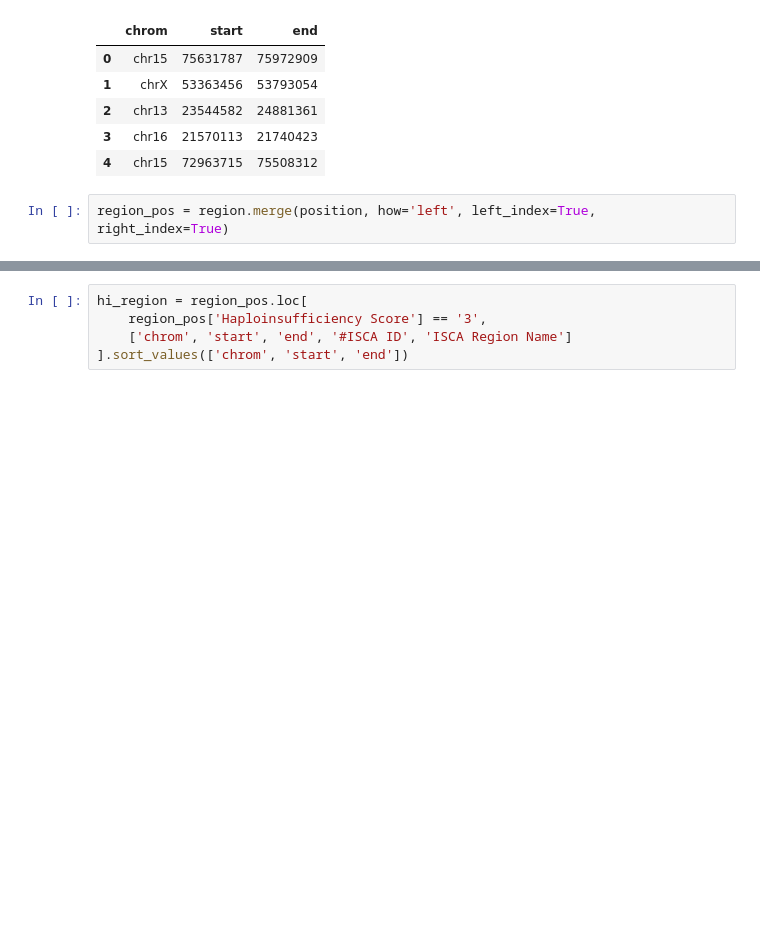
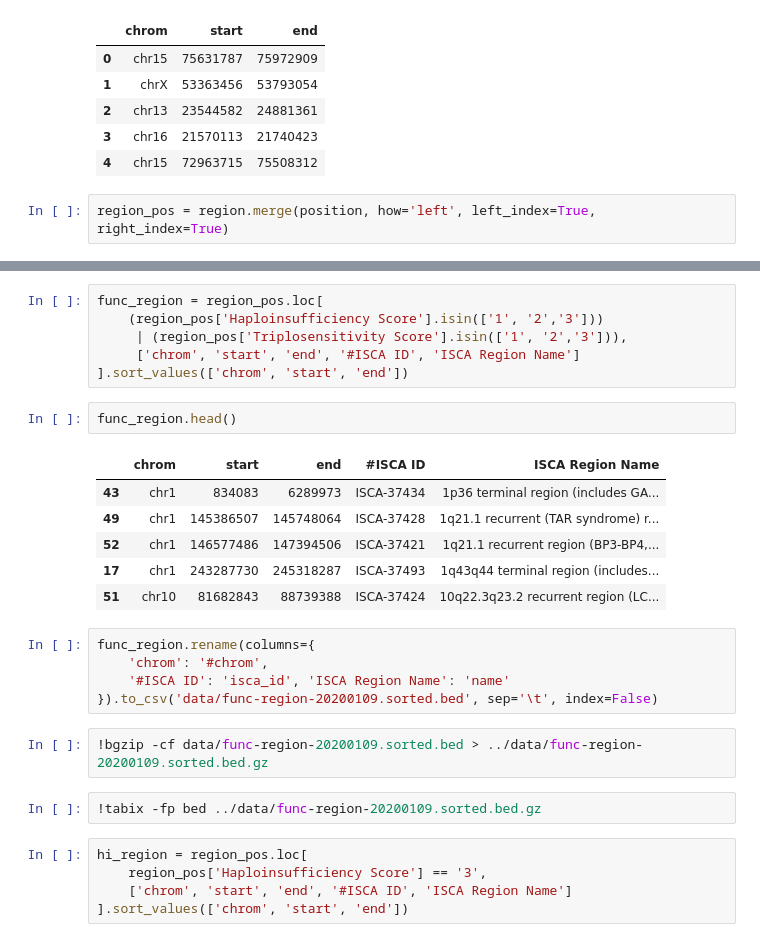
Before and after one commit to zhonghua-wang/autocnv, a Jupyter notebook: database-prepare/create-datebase.ipynb, the cells around one changed output, grey strips where cells are left out. Cells and saved outputs as stored; diff of their text form; blank space fills up the shorter version.

```diff
--- a/database-prepare/create-datebase.ipynb
+++ b/database-prepare/create-datebase.ipynb
@@ -422,6 +422,30 @@ region_pos.head()
 | 2 | ISCA-46298 | 13q12.12 recurrent region (includ... | 13q12.12 | chr13:23544582-24881361 | 30 | Gene associated with autosomal re... | ... |
 | 3 | ISCA-46297 | 16p12.2 recurrent region (include... | 16p12.2 | chr16:21570113-21740423 | 30 | Gene associated with autosomal re... | ... |
 | 4 | ISCA-46296 | 15q24 recurrent region (A-C) | 15q24.1-q24.2 | chr15:72963715-75508312 | 3 | Sufficient evidence for dosage pa... | ... |
+# %%
+func_region = region_pos.loc[
+    (region_pos['Haploinsufficiency Score'].isin(['1', '2','3']))
+     | (region_pos['Triplosensitivity Score'].isin(['1', '2','3'])),
+     ['chrom', 'start', 'end', '#ISCA ID', 'ISCA Region Name']
+].sort_values(['chrom', 'start', 'end'])
+# %%
+func_region.head()
+# %% [output]
+|  | chrom | start | end | #ISCA ID | ISCA Region Name |
+| 43 | chr1 | 834083 | 6289973 | ISCA-37434 | 1p36 terminal region (includes GA... |
+| 49 | chr1 | 145386507 | 145748064 | ISCA-37428 | 1q21.1 recurrent (TAR syndrome) r... |
+| 52 | chr1 | 146577486 | 147394506 | ISCA-37421 | 1q21.1 recurrent region (BP3-BP4,... |
+| 17 | chr1 | 243287730 | 245318287 | ISCA-37493 | 1q43q44 terminal region (includes... |
+| 51 | chr10 | 81682843 | 88739388 | ISCA-37424 | 10q22.3q23.2 recurrent region (LC... |
+# %%
+func_region.rename(columns={
+    'chrom': '#chrom',
+    '#ISCA ID': 'isca_id', 'ISCA Region Name': 'name'
+}).to_csv('data/func-region-20200109.sorted.bed', sep='\t', index=False)
+# %%
+!bgzip -cf data/func-region-20200109.sorted.bed > ../data/func-region-20200109.sorted.bed.gz
+# %%
+!tabix -fp bed ../data/func-region-20200109.sorted.bed.gz
 # %%
 hi_region = region_pos.loc[
     region_pos['Haploinsufficiency Score'] == '3',
```
Also changed, not shown: 1 other file.
